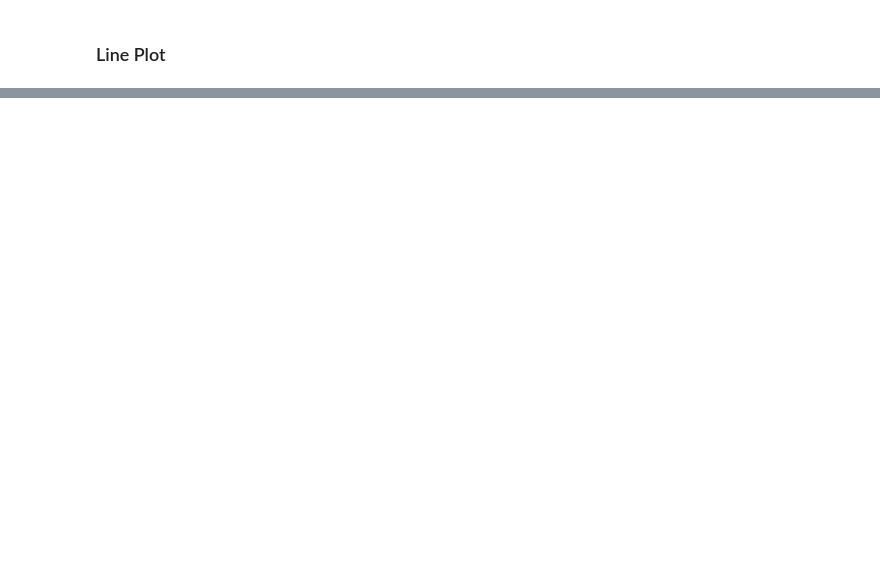
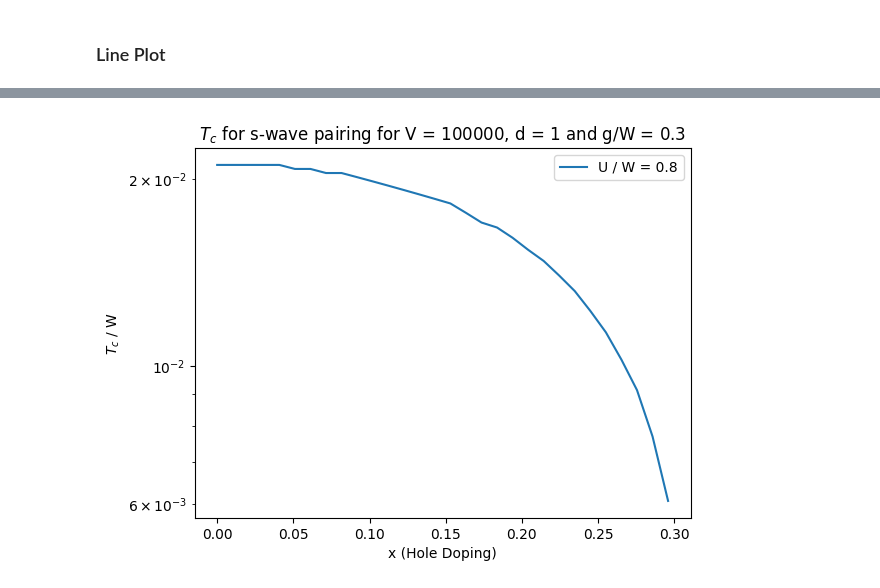
Before and after one commit to guilhermebaos/QUARMEN-Lessons, a Jupyter notebook: Master-Thesis/03-Philip-Phillips-pairing.ipynb, the cells around one changed output, grey strips where cells are left out. Saved outputs shown, nothing was run; the diff lists cells and outputs as text; code cells hidden in the pictures; blank space fills up the shorter version.

```diff
--- a/Master-Thesis/03-Philip-Phillips-pairing.ipynb
+++ b/Master-Thesis/03-Philip-Phillips-pairing.ipynb
@@ -1015,0 +884,10 @@ Progress: 50/50 with success for 14/50
+# %%
+plt.plot(xx[xx <= 0.3], tt_mesh[xx <= 0.3], label = f"U / W = {U / W:.1f}")
+plt.title(f"$T_c$ for {'d-wave' if dwave else 's-wave'} pairing for V = {V}, d = {d} and g/W = {g/W:.1f}")
+plt.xlabel("x (Hole Doping)")
+plt.ylabel("$T_c$ / W")
+plt.yscale("log")
+plt.legend()
+plt.show()
+# %% [output]
+[figure, added]
```
Also changed, not shown: parts of 4 cells of this notebook, 2 other files.
